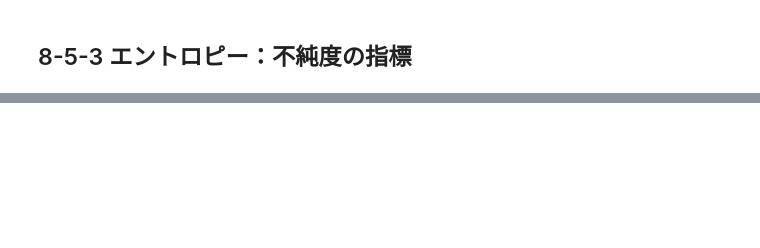
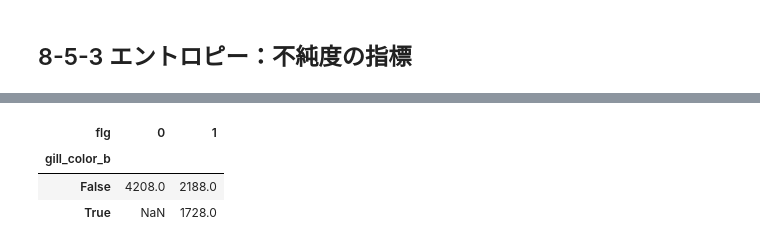
Before and after one commit to RentoYabuki06/ut_datascience_ikusei_kouza, a Jupyter notebook: chapter08/ch08.ipynb, the cells around one changed output, grey strips where cells are left out. Cells and saved outputs as stored; diff of their text form; code cells hidden in the pictures; blank space fills up the shorter version.

```diff
--- a/chapter08/ch08.ipynb
+++ b/chapter08/ch08.ipynb
@@ -495,6 +507,11 @@ mushroom_dummy.groupby(['cap_color_c', 'flg'])['flg'].count().unstack()
 # %%
 # cap_color_bがどのくらい影響度があるのか、クロス集計してみる
-mushroom_dummy.groupby(['cap_color_b', 'flg'])['flg'].count().unstack()
+mushroom_dummy.groupby(['gill_color_b', 'flg'])['flg'].count().unstack()
+# %% [output]
+| flg | 0 | 1 |
+| gill_color_b |  |  |
+| False | 4208.0 | 2188.0 |
+| True | NaN | 1728.0 |
 # %%
 # ある条件分岐によって毒キノコの確率が0.5, 0.5になった場合
 # エントロピー最大（1）となる
```
Also changed, not shown: parts of 33 cells of this notebook, 4 other files.
